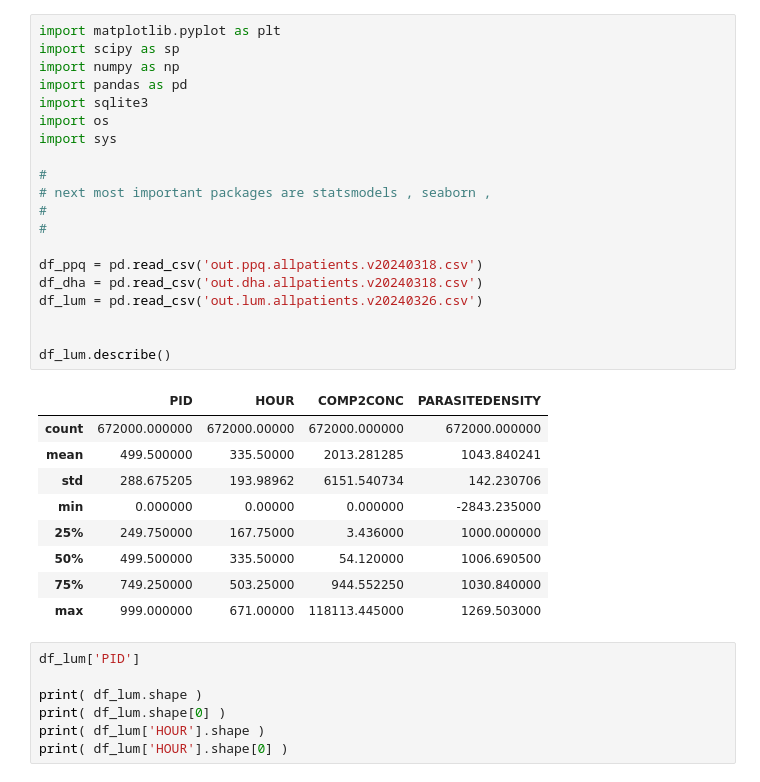
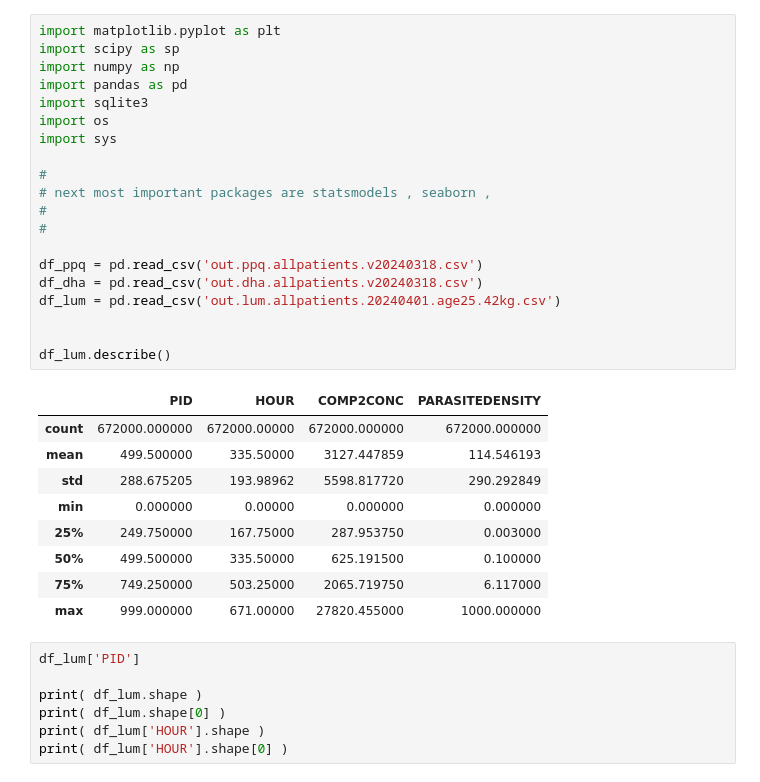
Before and after one commit to maciekboni/2019-test-ppq-pk, a Jupyter notebook: pk_plots.ipynb, the cells around one changed output. Drawn from its saved outputs; the diff is of its cells as text.

```diff
--- a/pk_plots.ipynb
+++ b/pk_plots.ipynb
@@ -1,33 +1,33 @@
 # %%
 import matplotlib.pyplot as plt
 import scipy as sp
 import numpy as np
 import pandas as pd
 import sqlite3
 import os
 import sys
 
 #
 # next most important packages are statsmodels , seaborn ,
 #
 #
 
 df_ppq = pd.read_csv('out.ppq.allpatients.v20240318.csv')
 df_dha = pd.read_csv('out.dha.allpatients.v20240318.csv')
-df_lum = pd.read_csv('out.lum.allpatients.v20240326.csv')
+df_lum = pd.read_csv('out.lum.allpatients.20240401.age25.42kg.csv')
 
 
 df_lum.describe()
 # %% [output]
 |  | PID | HOUR | COMP2CONC | PARASITEDENSITY |
 | count | 672000.000000 | 672000.00000 | 672000.000000 | 672000.000000 |
-| mean | 499.500000 | 335.50000 | 2013.281285 | 1043.840241 |
-| std | 288.675205 | 193.98962 | 6151.540734 | 142.230706 |
-| min | 0.000000 | 0.00000 | 0.000000 | -2843.235000 |
-| 25% | 249.750000 | 167.75000 | 3.436000 | 1000.000000 |
-| 50% | 499.500000 | 335.50000 | 54.120000 | 1006.690500 |
-| 75% | 749.250000 | 503.25000 | 944.552250 | 1030.840000 |
-| max | 999.000000 | 671.00000 | 118113.445000 | 1269.503000 |
+| mean | 499.500000 | 335.50000 | 3127.447859 | 114.546193 |
+| std | 288.675205 | 193.98962 | 5598.817720 | 290.292849 |
+| min | 0.000000 | 0.00000 | 0.000000 | 0.000000 |
+| 25% | 249.750000 | 167.75000 | 287.953750 | 0.003000 |
+| 50% | 499.500000 | 335.50000 | 625.191500 | 0.100000 |
+| 75% | 749.250000 | 503.25000 | 2065.719750 | 6.117000 |
+| max | 999.000000 | 671.00000 | 27820.455000 | 1000.000000 |
 # %%
 df_lum['PID']
 
```
Also changed, not shown: parts of 10 cells of this notebook, 6 other files.
